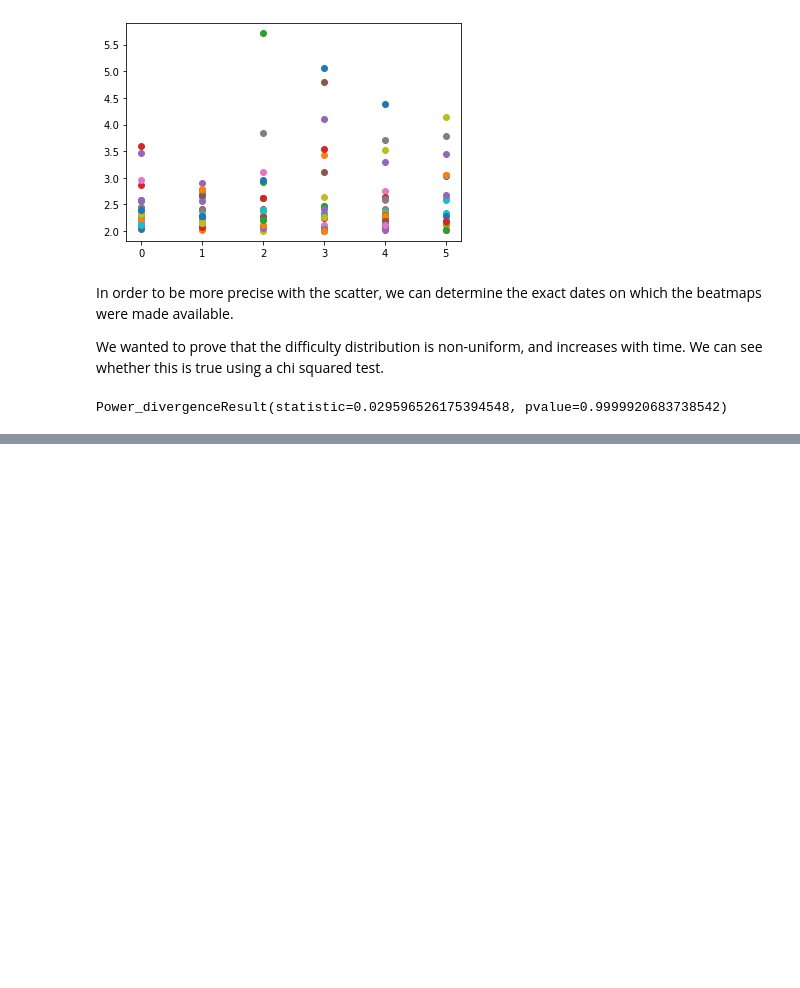
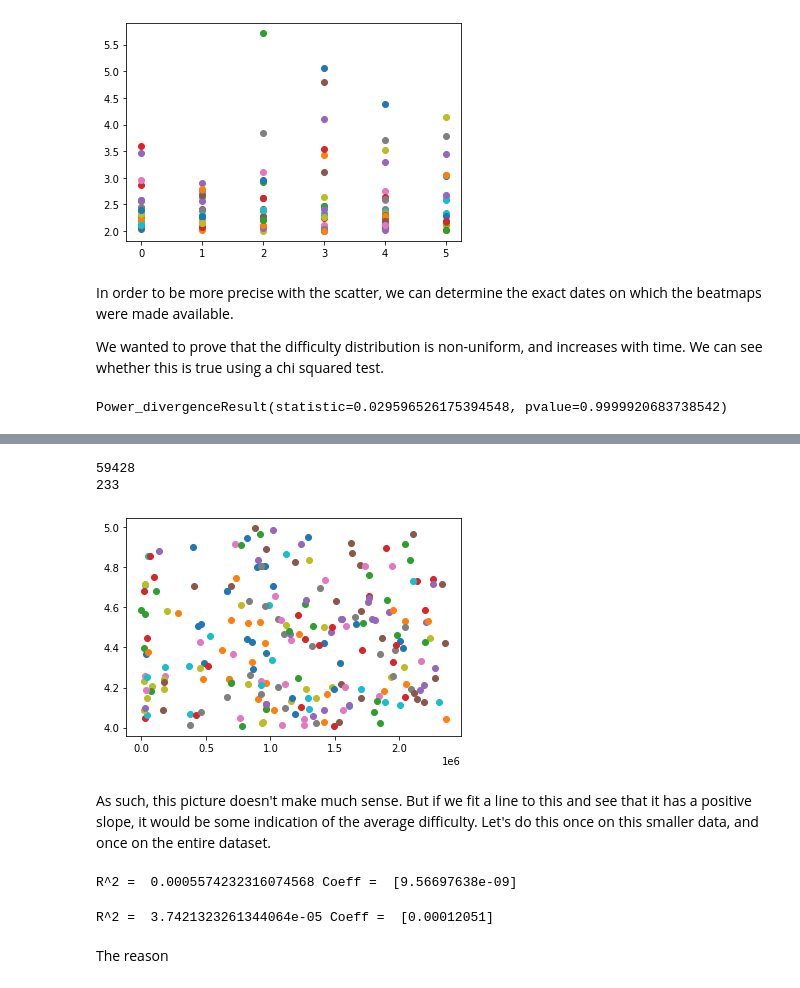
Before and after one commit to Potla1995/osu-data-analysis, a Jupyter notebook: osu-beatmap-data.ipynb, the cells around one changed output, grey strips where cells are left out. Saved outputs shown, nothing was run; the diff lists cells and outputs as text; code cells hidden in the pictures; blank space fills up the shorter version.

Commit message:
Update osu-beatmap-data

```diff
--- a/osu-beatmap-data.ipynb
+++ b/osu-beatmap-data.ipynb
@@ -112 +125,38 @@ Power_divergenceResult(statistic=0.029596526175394548, pvalue=0.9999920683738542
+# %%
+f = open('sharpness_calc.out','r')
+difficulties = f.read()
+difficulties = difficulties.split('\n')
+difficulties = [i.split(':') for i in difficulties]
+difficulties = difficulties[:-1] # ignore last entry which is empty...
+print(len(difficulties))
+hard_maps = [i for i in difficulties if 5.0 >= float(i[1]) >= 4.0]
+print(len(hard_maps))
+for i in hard_maps:
+    plt.scatter(int(i[0]),float(i[1]))
+plt.show()
+# %% [output]
+59428
+233
+[figure, added]
+# %% [markdown]
+As such, this picture doesn't make much sense. But if we fit a line to this and see that it has a positive slope, it would be some indication of the average difficulty. Let's do this once on this smaller data, and once on the entire dataset.
+# %%
+from sklearn.linear_model import LinearRegression
+x = np.array([int(i[0]) for i in hard_maps]).reshape((-1,1))
+y = np.array([float(i[1]) for i in hard_maps])
+#print(x)
+#print(y)
+model = LinearRegression().fit(x, y)
+print('R^2 = ', model.score(x, y), 'Coeff = ', model.coef_)
+# %% [output]
+R^2 =  0.0005574232316074568 Coeff =  [9.56697638e-09]
+# %%
+x = np.array([int(i[0]) for i in difficulties]).reshape((-1,1))
+y = np.array([float(i[1]) for i in difficulties])
+model = LinearRegression().fit(x,y)
+print('R^2 = ', model.score(x,y), 'Coeff = ', model.coef_)
+# %% [output]
+R^2 =  3.7421323261344064e-05 Coeff =  [0.00012051]
+# %% [markdown]
+The reason
 # %% [markdown]
```
Also changed, not shown: parts of 4 cells of this notebook, 1 other file.
